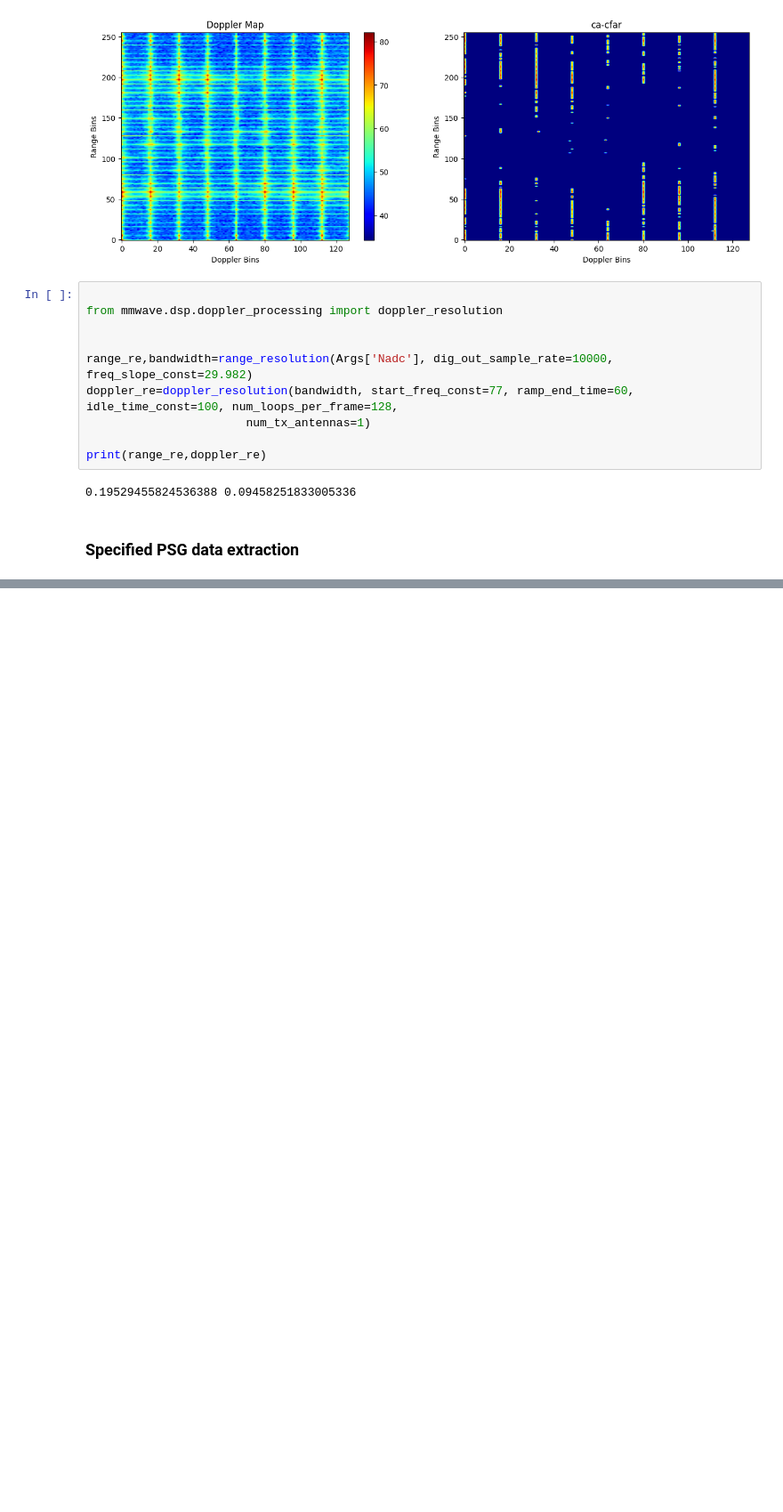
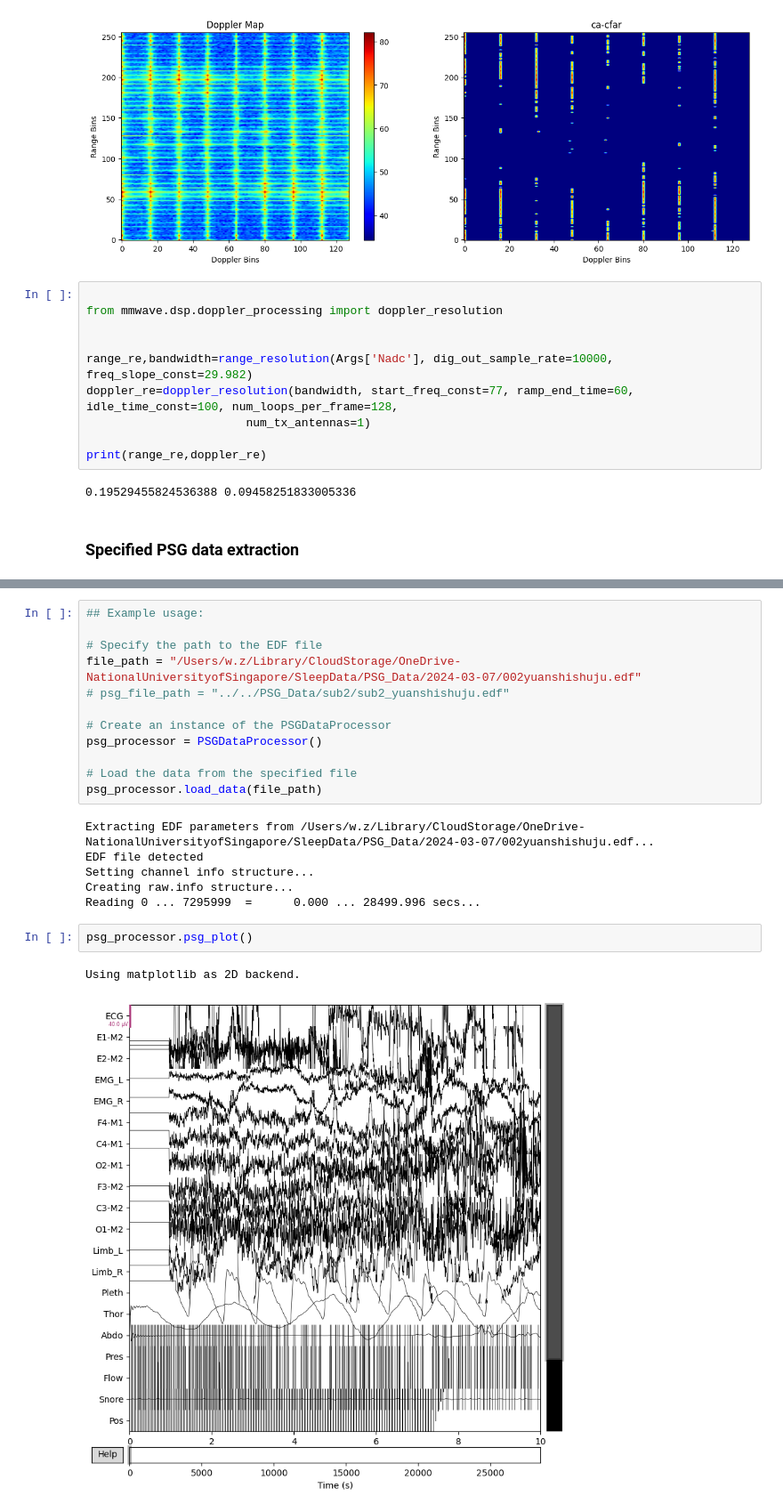
Before and after one commit to w-zzzz/SleepLab, a Jupyter notebook: align_radar_psg.ipynb, the cells around one changed output, grey strips where cells are left out. Shown at 89% size. Drawn from its saved outputs; the diff is of its cells as text; blank space fills up the shorter version.

```diff
--- a/align_radar_psg.ipynb
+++ b/align_radar_psg.ipynb
@@ -474,0 +613,23 @@ Reading 0 ... 1784831  =      0.000 ...  6971.996 secs...
+# %%
+## Example usage:
+
+# Specify the path to the EDF file
+file_path = "/Users/w.z/Library/CloudStorage/OneDrive-NationalUniversityofSingapore/SleepData/PSG_Data/2024-03-07/002yuanshishuju.edf"
+# psg_file_path = "../../PSG_Data/sub2/sub2_yuanshishuju.edf"
+
+# Create an instance of the PSGDataProcessor
+psg_processor = PSGDataProcessor()
+
+# Load the data from the specified file
+psg_processor.load_data(file_path)
+# %% [output]
+Extracting EDF parameters from /Users/w.z/Library/CloudStorage/OneDrive-NationalUniversityofSingapore/SleepData/PSG_Data/2024-03-07/002yuanshishuju.edf...
+EDF file detected
+Setting channel info structure...
+Creating raw.info structure...
+Reading 0 ... 7295999  =      0.000 ... 28499.996 secs...
+# %%
+psg_processor.psg_plot()
+# %% [output]
+Using matplotlib as 2D backend.
+[figure, added]
```
Also changed, not shown: parts of 11 cells of this notebook.
